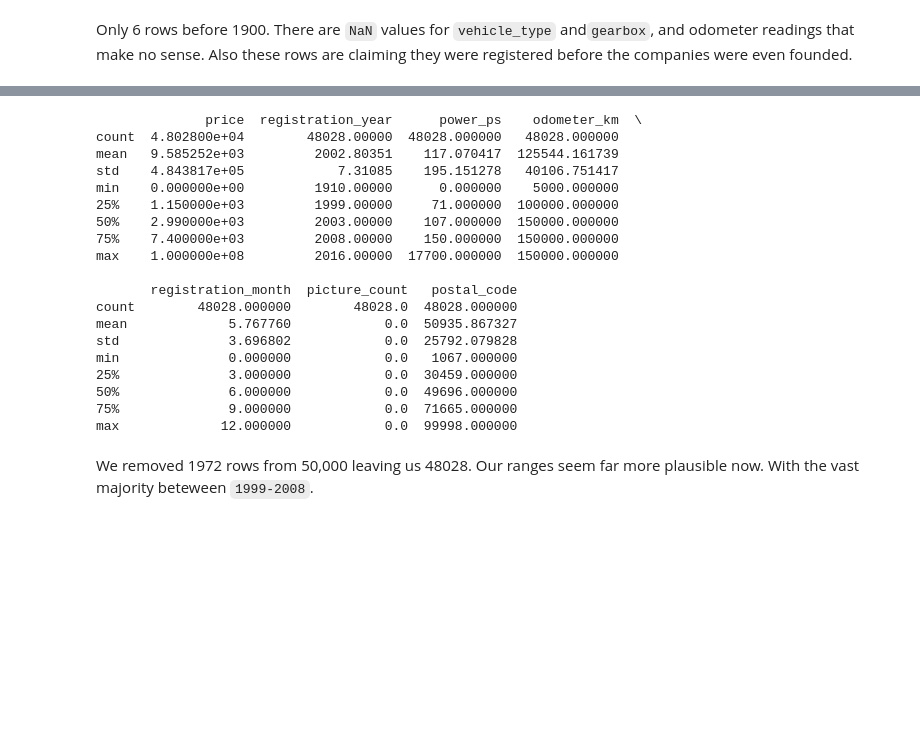
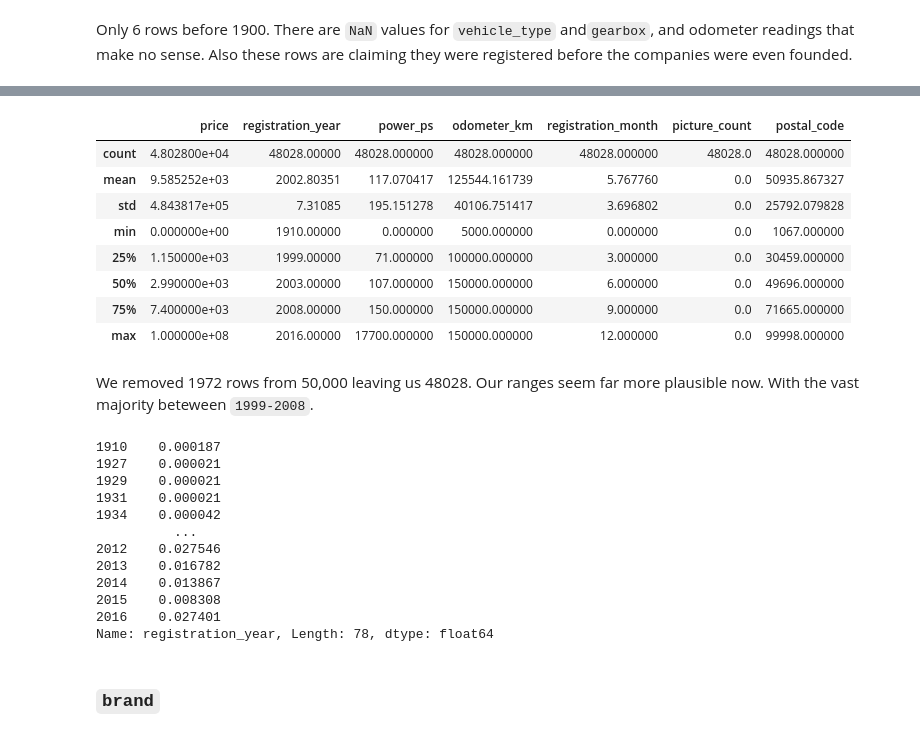
Before and after one commit to capncrockett/Dataquest, a Jupyter notebook: eBay Car Sales/ebay_car_sales.ipynb, the cells around one changed output, grey strips where cells are left out. Cells and saved outputs as stored; diff of their text form; code cells hidden in the pictures; blank space fills up the shorter version.

```diff
--- a/eBay Car Sales/ebay_car_sales.ipynb
+++ b/eBay Car Sales/ebay_car_sales.ipynb
@@ -286,26 +418,35 @@ post_2016.describe(include='all')
 # %%
+# Remove the rows outside 1900-2016.
 autos = autos[autos["registration_year"].between(1900, 2016)]
 
-print(autos.describe())
+autos.describe()
 # %% [output]
-              price  registration_year      power_ps    odometer_km  \
-count  4.802800e+04        48028.00000  48028.000000   48028.000000
-mean   9.585252e+03         2002.80351    117.070417  125544.161739
-std    4.843817e+05            7.31085    195.151278   40106.751417
-min    0.000000e+00         1910.00000      0.000000    5000.000000
-25%    1.150000e+03         1999.00000     71.000000  100000.000000
-50%    2.990000e+03         2003.00000    107.000000  150000.000000
-75%    7.400000e+03         2008.00000    150.000000  150000.000000
-max    1.000000e+08         2016.00000  17700.000000  150000.000000
-
-       registration_month  picture_count   postal_code
-count        48028.000000        48028.0  48028.000000
-mean             5.767760            0.0  50935.867327
-std              3.696802            0.0  25792.079828
-min              0.000000            0.0   1067.000000
-25%              3.000000            0.0  30459.000000
-50%              6.000000            0.0  49696.000000
-75%              9.000000            0.0  71665.000000
-max             12.000000            0.0  99998.000000
+|  | price | registration_year | power_ps | odometer_km | registration_month | picture_count | postal_code |
+| count | 4.802800e+04 | 48028.00000 | 48028.000000 | 48028.000000 | 48028.000000 | 48028.0 | 48028.000000 |
+| mean | 9.585252e+03 | 2002.80351 | 117.070417 | 125544.161739 | 5.767760 | 0.0 | 50935.867327 |
+| std | 4.843817e+05 | 7.31085 | 195.151278 | 40106.751417 | 3.696802 | 0.0 | 25792.079828 |
+| min | 0.000000e+00 | 1910.00000 | 0.000000 | 5000.000000 | 0.000000 | 0.0 | 1067.000000 |
+| 25% | 1.150000e+03 | 1999.00000 | 71.000000 | 100000.000000 | 3.000000 | 0.0 | 30459.000000 |
+| 50% | 2.990000e+03 | 2003.00000 | 107.000000 | 150000.000000 | 6.000000 | 0.0 | 49696.000000 |
+| 75% | 7.400000e+03 | 2008.00000 | 150.000000 | 150000.000000 | 9.000000 | 0.0 | 71665.000000 |
+| max | 1.000000e+08 | 2016.00000 | 17700.000000 | 150000.000000 | 12.000000 | 0.0 | 99998.000000 |
 # %% [markdown]
 We removed 1972 rows from 50,000 leaving us 48028. Our ranges seem far more plausible now. With the vast majority beteween `1999-2008`.
+# %%
+autos["registration_year"].value_counts(normalize=True).sort_index()
+# %% [output]
+1910    0.000187
+1927    0.000021
+1929    0.000021
+1931    0.000021
+1934    0.000042
+          ...
+2012    0.027546
+2013    0.016782
+2014    0.013867
+2015    0.008308
+2016    0.027401
+Name: registration_year, Length: 78, dtype: float64
+# %% [markdown]
+
+### `brand`
```
Also changed, not shown: parts of 32 cells of this notebook.
